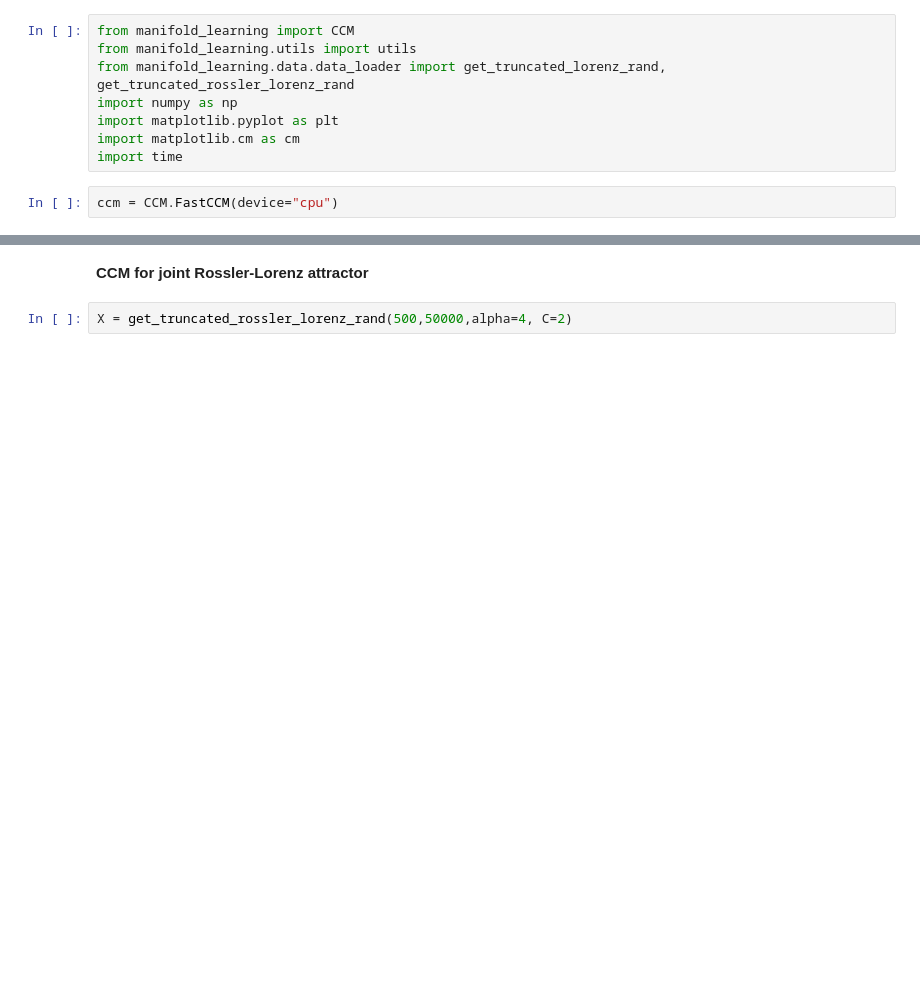
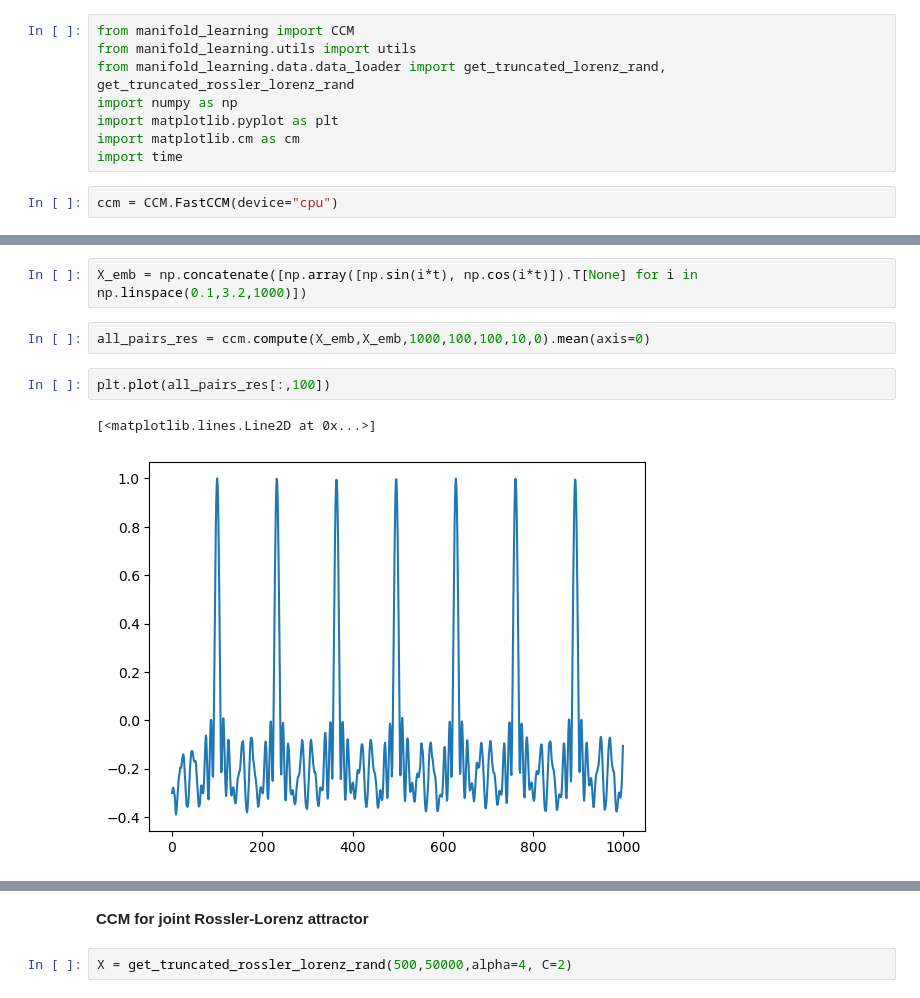
Before and after one commit to z7743/manifold_learning, a Jupyter notebook: notebooks/FastCCM usage examples.ipynb, the cells around one changed output, grey strips where cells are left out. Saved outputs shown, nothing was run; the diff lists cells and outputs as text; blank space fills up the shorter version.

```diff
--- a/notebooks/FastCCM usage examples.ipynb
+++ b/notebooks/FastCCM usage examples.ipynb
@@ -31,0 +51,9 @@ plt.xscale("log")
+# %%
+X_emb = np.concatenate([np.array([np.sin(i*t), np.cos(i*t)]).T[None] for i in np.linspace(0.1,3.2,1000)])
+# %%
+all_pairs_res = ccm.compute(X_emb,X_emb,1000,100,100,10,0).mean(axis=0)
+# %%
+plt.plot(all_pairs_res[:,100])
+# %% [output]
+[<matplotlib.lines.Line2D at 0x...>]
+[figure, added]
```
Also changed, not shown: parts of 12 cells of this notebook, 1 other file.
